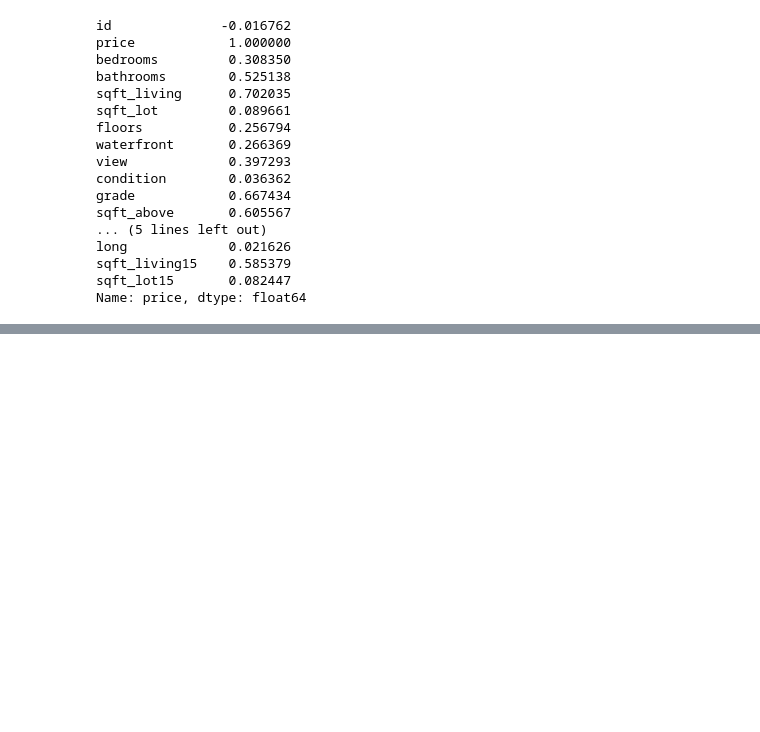
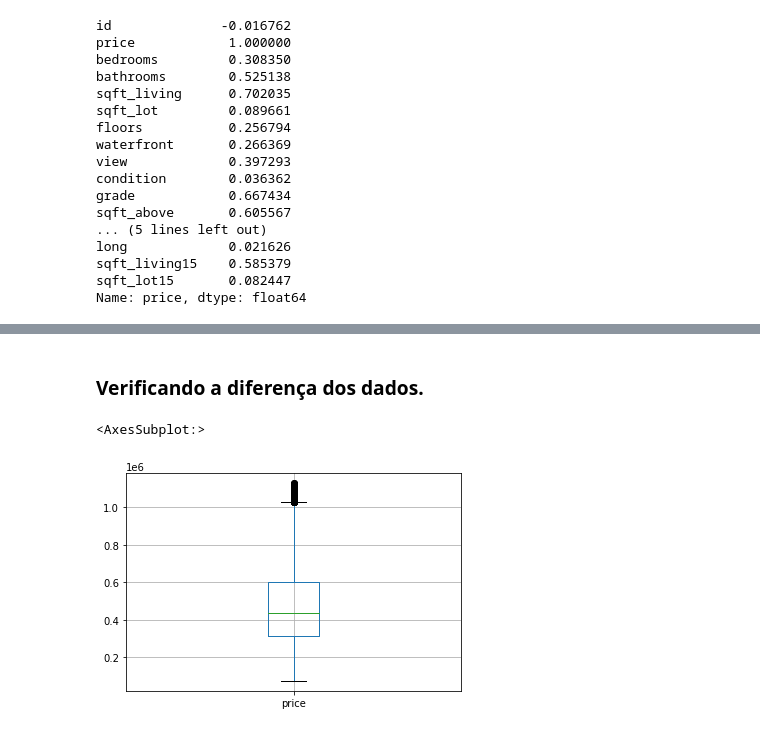
Before and after one commit to grupo21dex/deliverable-1, a Jupyter notebook: Analise - Lucas.ipynb, the cells around one changed output, grey strips where cells are left out. Saved outputs shown, nothing was run; the diff lists cells and outputs as text; code cells hidden in the pictures; blank space fills up the shorter version.

```diff
--- a/Analise - Lucas.ipynb
+++ b/Analise - Lucas.ipynb
@@ -145,0 +197,4 @@ plt.scatter(df['price'],df['sqft_living'])
+# %%
+#Caculando limite inferior
+limite_inferior = Q1 - 1.5 * IIQ
+limite_inferior
@@ -145,0 +203,4 @@ plt.scatter(df['price'],df['sqft_living'])
+# %%
+#Caculando limite superior
+limite_superior = Q3 + 1.5 * IIQ
+limite_superior
@@ -145,0 +209,4 @@ plt.scatter(df['price'],df['sqft_living'])
+# %%
+#pegando os dados que estão dentro do limite
+selecao = (price >= limite_inferior) & (price <= limite_superior)
+selecao
@@ -145,0 +226,4 @@ plt.scatter(df['price'],df['sqft_living'])
+# %%
+#Salvando os dados em um novo dataframe
+df_new = df[selecao]
+df_new
@@ -145,0 +244,7 @@ plt.scatter(df['price'],df['sqft_living'])
+# %% [markdown]
+### Verificando a diferença dos dados.
+# %%
+df_new.boxplot(['price'])
+# %% [output]
+<AxesSubplot:>
+[figure, added]
```
Also changed, not shown: parts of 20 cells of this notebook.
